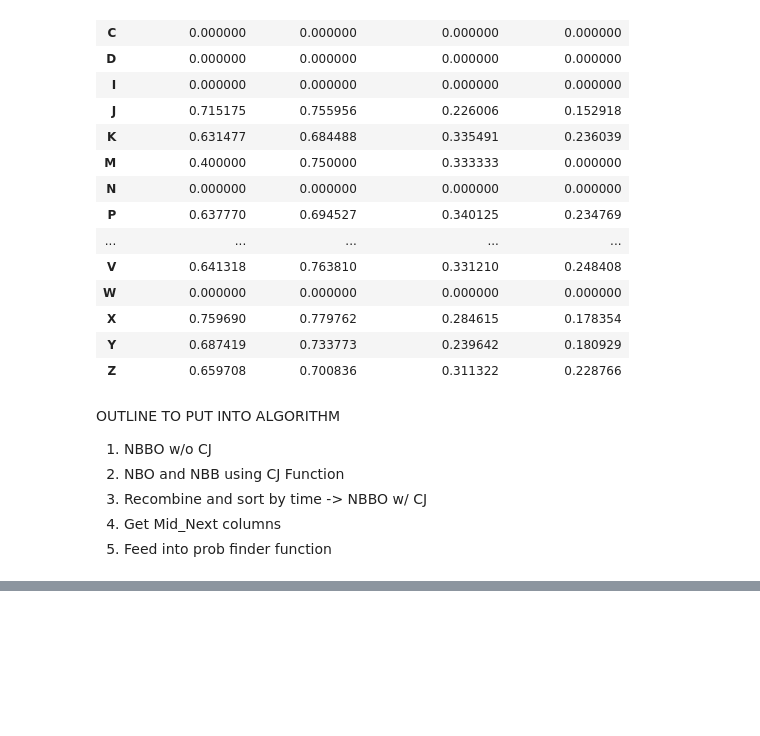
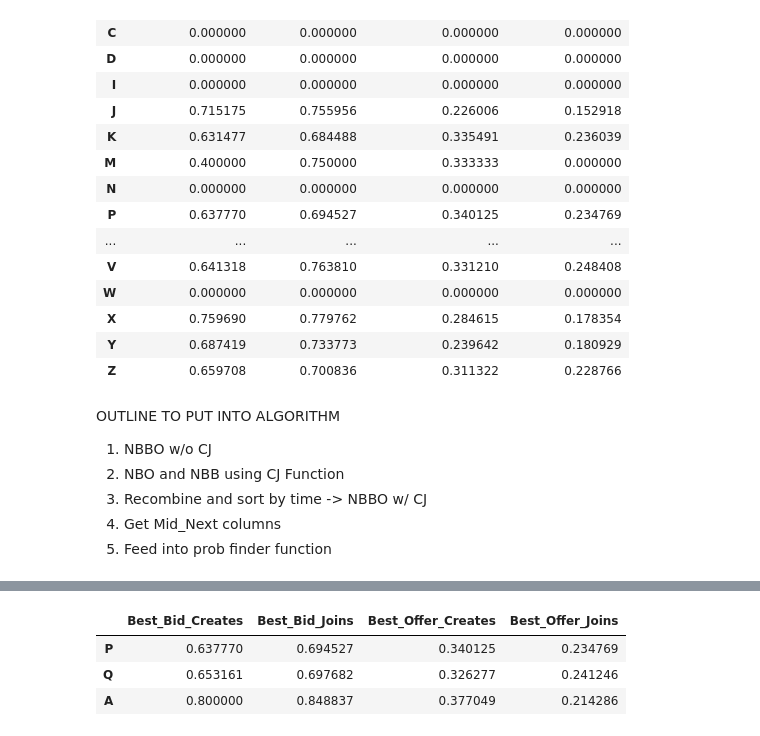
Before and after one commit to kevinramlal/QuotingBehaviour, a Jupyter notebook: TAQ/Notebooks/Probability Analysis.ipynb, the cells around one changed output, grey strips where cells are left out. Drawn from its saved outputs; the diff is of its cells as text; code cells hidden in the pictures; blank space fills up the shorter version.

Commit message:
Prob Function

```diff
--- a/TAQ/Notebooks/Probability Analysis.ipynb
+++ b/TAQ/Notebooks/Probability Analysis.ipynb
@@ -214,3 +214,8 @@ OUTLINE TO PUT INTO ALGORITHM
 3. Recombine and sort by time -> NBBO w/ CJ
 4. Get Mid_Next columns
 5. Feed into prob finder function
+# %%
+#try out algo
+exch = ['P','Q','A']
+NBBO = AAPL_QW.NB_master
+prob_db = probability_master_func(AAPL_QW,exch)
@@ -216,0 +233,7 @@ OUTLINE TO PUT INTO ALGORITHM
+# %%
+prob_db
+# %% [output]
+|  | Best_Bid_Creates | Best_Bid_Joins | Best_Offer_Creates | Best_Offer_Joins |
+| P | 0.637770 | 0.694527 | 0.340125 | 0.234769 |
+| Q | 0.653161 | 0.697682 | 0.326277 | 0.241246 |
+| A | 0.800000 | 0.848837 | 0.377049 | 0.214286 |
```
Also changed, not shown: parts of 2 cells of this notebook, 2 other files.
